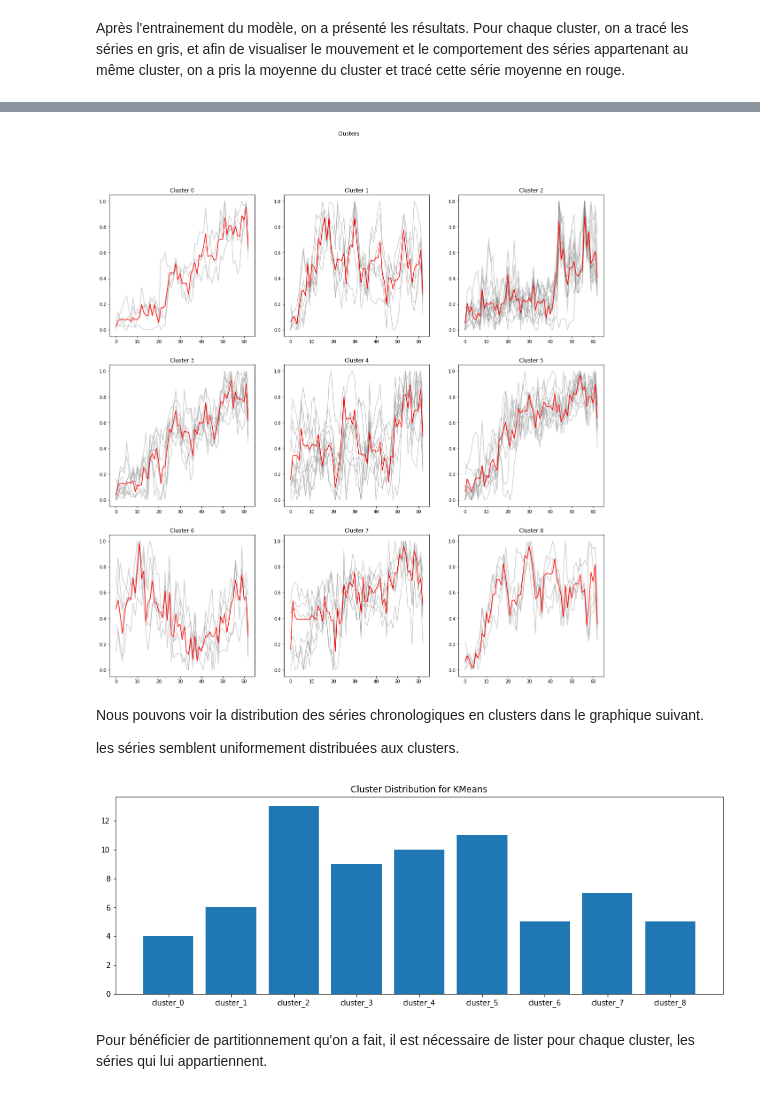
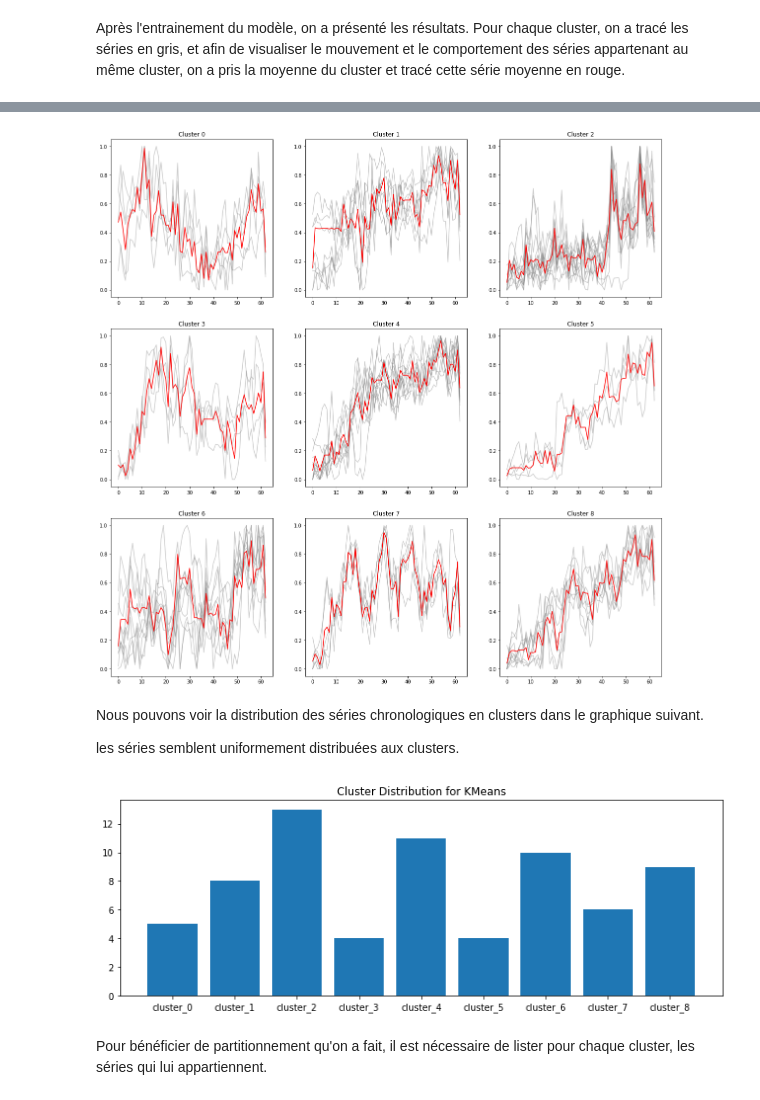
Before and after one commit to Mounji-Salma/Forecasting_App, a Jupyter notebook: clustering_exploration.ipynb, the cells around one changed output, grey strips where cells are left out. Drawn from its saved outputs; the diff is of its cells as text; code cells hidden in the pictures.

```diff
--- a/clustering_exploration.ipynb
+++ b/clustering_exploration.ipynb
@@ -157,8 +138,18 @@ cluster_count
 9
 # %% [markdown]
 et on va appliquer la méthode de Kmeans sur le résultat de l'ACP.
-# %%
-kmeans = KMeans(n_clusters=cluster_count,max_iter=50000)
-labels = kmeans.fit_predict(pca_res)
+# %%
+joblib_Filename = "kmeans_object.joblib"
+
+# if compress: joblib_Filename += '.z'
+try:
+    kmeans = joblib.load(joblib_Filename)
+except FileNotFoundError:
+    print("file creation")
+    kmeans = KMeans(n_clusters=cluster_count,max_iter=50000)
+    kmeans.fit(pca_res)
+    joblib.dump(kmeans, joblib_Filename)
+
+labels = kmeans.predict(pca_res)
 # %% [markdown]
 Après l'entrainement du modèle, on a présenté les résultats. Pour chaque cluster, on a tracé les séries en gris, et afin de visualiser le mouvement et le comportement des séries appartenant au même cluster, on a pris la moyenne du cluster et tracé cette série moyenne en rouge.
@@ -164,0 +163,5 @@ Après l'entrainement du modèle, on a présenté les résultats. Pour chaque cl
+# %%
+clusters = [[] for _ in range(cluster_count)]
+for i, lab in enumerate(labels):
+    clusters[lab].append(i)
+clusters
@@ -165,41 +178,28 @@ Après l'entrainement du modèle, on a présenté les résultats. Pour chaque cl
 # %%
-som_y = ceil(sqrt(sqrt(len(mySeries))))
 plot_count = ceil(sqrt(cluster_count))
 
 fig, axs = plt.subplots(plot_count,plot_count,figsize=(20,20))
-fig.suptitle('Clusters')
-row_i=0
-column_j=0
-for label in set(labels):
-    cluster = []
-    for i in range(len(labels)):
-            if(labels[i]==label):
-                axs[row_i, column_j].plot(mySeries[i],c="gray",alpha=0.4)
-                cluster.append(mySeries[i])
+axs = axs.flatten()
+for i, cluster in enumerate(clusters):
+    pd.DataFrame(mySeries).T.iloc[:,cluster].plot(ax=axs[i],c="gray",alpha=0.4,legend=False)
     if len(cluster) > 0:
-        #axs[row_i, column_j].plot(np.average(np.vstack(cluster),axis=0),c="red")
-        axs[row_i, column_j].plot(dtw_barycenter_averaging(np.vstack(cluster)),c="red")
-    axs[row_i, column_j].set_title("Cluster "+str(row_i*som_y+column_j))
-    column_j+=1
-    if column_j%plot_count == 0:
-        row_i+=1
-        column_j=0
-
+        axs[i].plot(dtw_barycenter_averaging(pd.DataFrame(mySeries).iloc[cluster]),c="red")
+    axs[i].set_title("Cluster "+str(i))
 plt.show()
 # %% [output]
-[figure, old version]
+[figure, new version]
 # %% [markdown]
 Nous pouvons voir la distribution des séries chronologiques en clusters dans le graphique suivant.
 
 les séries semblent uniformement distribuées aux clusters.
 # %%
-cluster_c = [len(labels[labels==i]) for i in range(cluster_count)]
-cluster_n = ["cluster_"+str(i) for i in range(cluster_count)]
-plt.figure(figsize=(15,5))
+clusters_c = list(map(len, clusters))
+clusters_n = ["cluster_"+str(i) for i in range(cluster_count)]
+plt.figure(figsize=(12,4))
 plt.title("Cluster Distribution for KMeans")
-plt.bar(cluster_n,cluster_c)
+plt.bar(clusters_n,clusters_c)
 plt.show()
 # %% [output]
-[figure, old version]
+[figure, new version]
 # %% [markdown]
 Pour bénéficier de partitionnement qu'on a fait, il est nécessaire de lister pour chaque cluster, les séries qui lui appartiennent.
```
Also changed, not shown: parts of 39 cells of this notebook, 3 other files.
